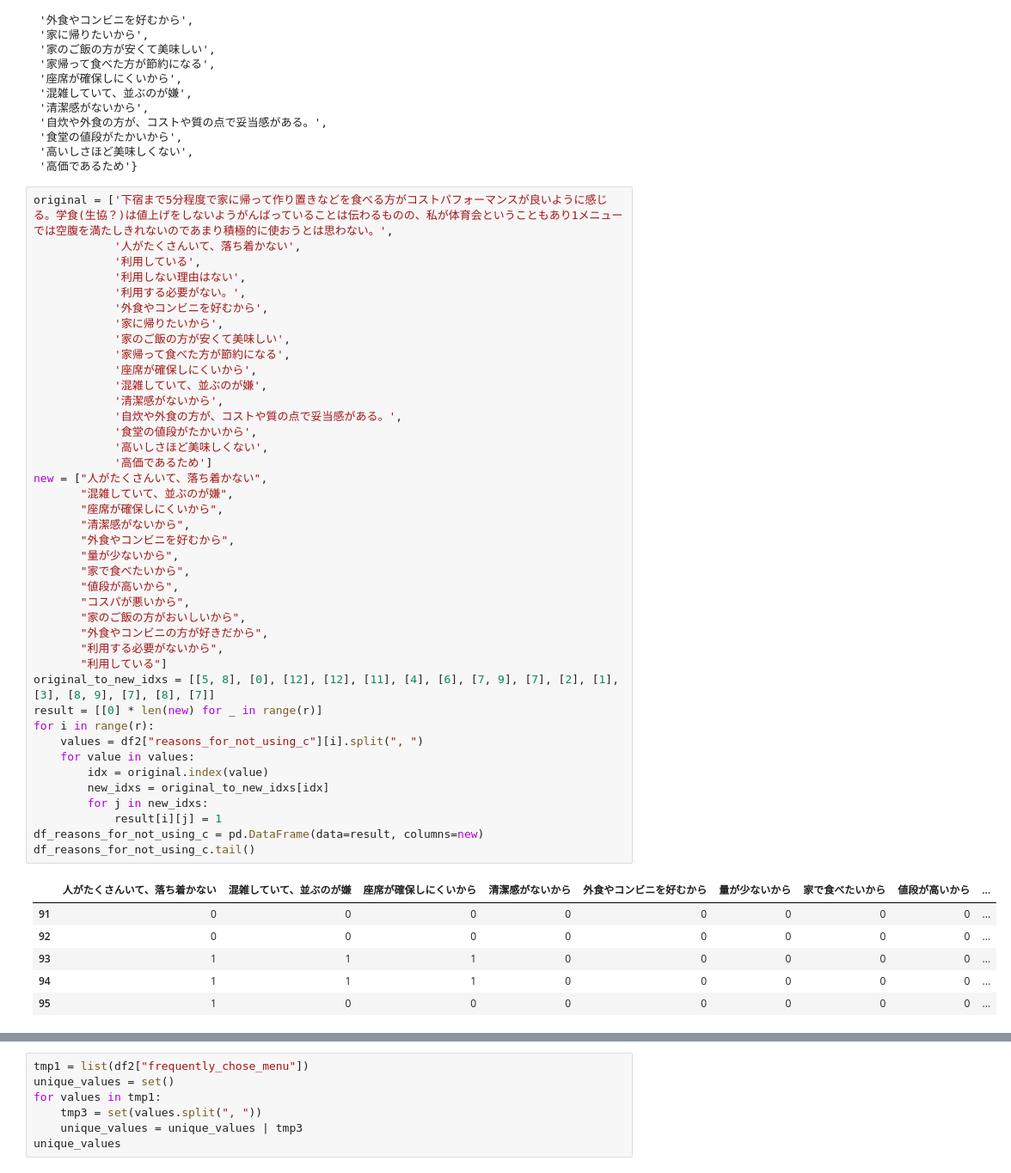
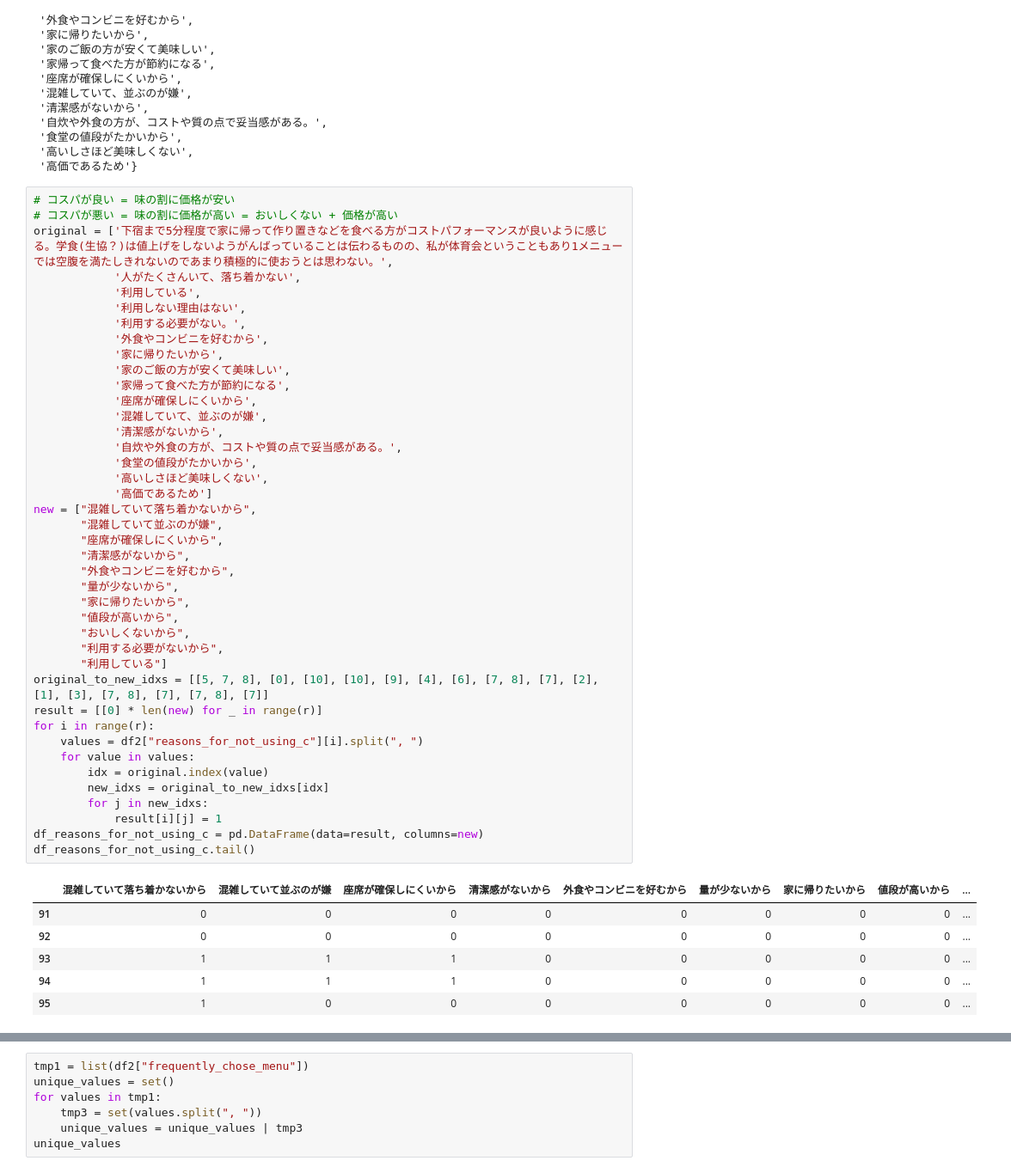
Before and after one commit to ohata-y/coop_iot, a Jupyter notebook: main.ipynb, the cells around one changed output, grey strips where cells are left out. Shown at 86% size. Saved outputs shown, nothing was run; the diff lists cells and outputs as text.

```diff
--- a/main.ipynb
+++ b/main.ipynb
@@ -448,6 +506,8 @@ unique_values
  '高いしさほど美味しくない',
  '高価であるため'}
 # %%
+# コスパが良い = 味の割に価格が安い
+# コスパが悪い = 味の割に価格が高い = おいしくない + 価格が高い
 original = ['下宿まで5分程度で家に帰って作り置きなどを食べる方がコストパフォーマンスが良いように感じる。学食(生協？)は値上げをしないようがんばっていることは伝わるものの、私が体育会ということもあり1メニューでは空腹を満たしきれないのであまり積極的に使おうとは思わない。',
             '人がたくさんいて、落ち着かない',
             '利用している',
@@ -455,41 +515,39 @@ original = ['下宿まで5分程度で家に帰って作り置きなどを食べ
             '利用する必要がない。',
             '外食やコンビニを好むから',
             '家に帰りたいから',
             '家のご飯の方が安くて美味しい',
             '家帰って食べた方が節約になる',
             '座席が確保しにくいから',
             '混雑していて、並ぶのが嫌',
             '清潔感がないから',
             '自炊や外食の方が、コストや質の点で妥当感がある。',
             '食堂の値段がたかいから',
             '高いしさほど美味しくない',
             '高価であるため']
-new = ["人がたくさんいて、落ち着かない",
-       "混雑していて、並ぶのが嫌",
+new = ["混雑していて落ち着かないから",
+       "混雑していて並ぶのが嫌",
        "座席が確保しにくいから",
        "清潔感がないから",
        "外食やコンビニを好むから",
        "量が少ないから",
-       "家で食べたいから",
+       "家に帰りたいから",
        "値段が高いから",
-       "コスパが悪いから",
-       "家のご飯の方がおいしいから",
-       "外食やコンビニの方が好きだから",
+       "おいしくないから",
        "利用する必要がないから",
        "利用している"]
-original_to_new_idxs = [[5, 8], [0], [12], [12], [11], [4], [6], [7, 9], [7], [2], [1], [3], [8, 9], [7], [8], [7]]
+original_to_new_idxs = [[5, 7, 8], [0], [10], [10], [9], [4], [6], [7, 8], [7], [2], [1], [3], [7, 8], [7], [7, 8], [7]]
 result = [[0] * len(new) for _ in range(r)]
 for i in range(r):
     values = df2["reasons_for_not_using_c"][i].split(", ")
     for value in values:
         idx = original.index(value)
         new_idxs = original_to_new_idxs[idx]
         for j in new_idxs:
             result[i][j] = 1
 df_reasons_for_not_using_c = pd.DataFrame(data=result, columns=new)
 df_reasons_for_not_using_c.tail()
 # %% [output]
-|  | 人がたくさんいて、落ち着かない | 混雑していて、並ぶのが嫌 | 座席が確保しにくいから | 清潔感がないから | 外食やコンビニを好むから | 量が少ないから | 家で食べたいから | 値段が高いから | ... |
+|  | 混雑していて落ち着かないから | 混雑していて並ぶのが嫌 | 座席が確保しにくいから | 清潔感がないから | 外食やコンビニを好むから | 量が少ないから | 家に帰りたいから | 値段が高いから | ... |
 | 91 | 0 | 0 | 0 | 0 | 0 | 0 | 0 | 0 | ... |
 | 92 | 0 | 0 | 0 | 0 | 0 | 0 | 0 | 0 | ... |
 | 93 | 1 | 1 | 1 | 0 | 0 | 0 | 0 | 0 | ... |
```
Also changed, not shown: parts of 59 cells of this notebook.
